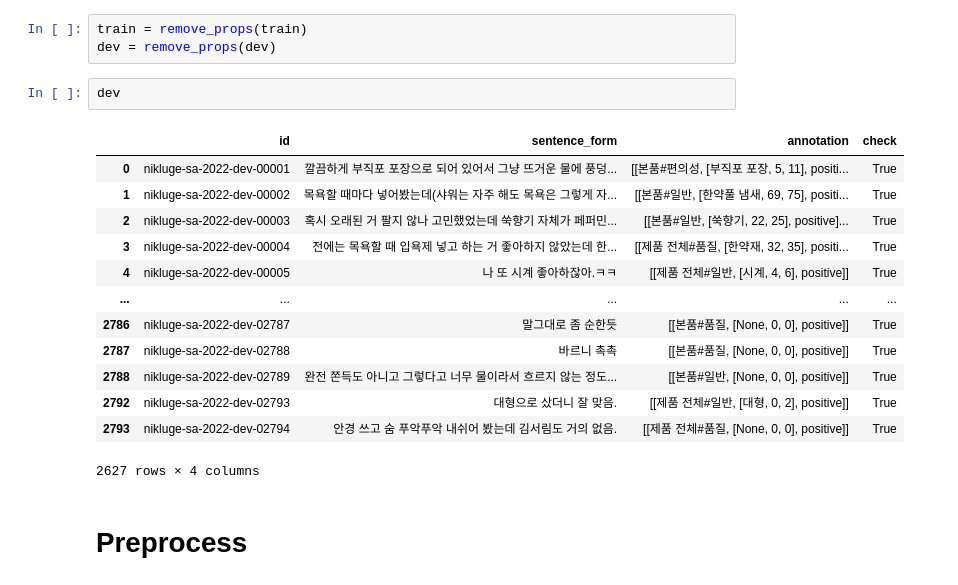
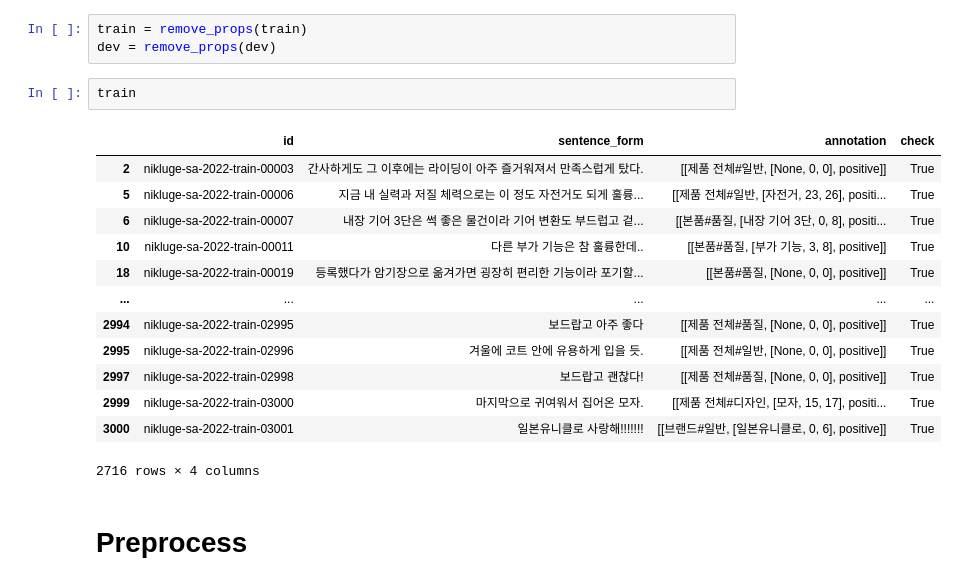
Before and after one commit to dotsnangles/aspect-based-sentiment-analysis, a Jupyter notebook: preprocess.ipynb, the cells around one changed output. Drawn from its saved outputs; the diff is of its cells as text.

```diff
--- a/preprocess.ipynb
+++ b/preprocess.ipynb
@@ -177,22 +162,22 @@ def remove_props(df):
 # %%
 train = remove_props(train)
 dev = remove_props(dev)
-# %%
-dev
-# %% [output]
-|  | id | sentence_form | annotation | check |
-| 0 | nikluge-sa-2022-dev-00001 | 깔끔하게 부직포 포장으로 되어 있어서 그냥 뜨거운 물에 풍덩... | [[본품#편의성, [부직포 포장, 5, 11], positi... | True |
-| 1 | nikluge-sa-2022-dev-00002 | 목욕할 때마다 넣어봤는데(샤워는 자주 해도 목욕은 그렇게 자... | [[본품#일반, [한약풀 냄새, 69, 75], positi... | True |
-| 2 | nikluge-sa-2022-dev-00003 | 혹시 오래된 거 팔지 않나 고민했었는데 쑥향기 자체가 페퍼민... | [[본품#일반, [쑥향기, 22, 25], positive]... | True |
-| 3 | nikluge-sa-2022-dev-00004 | 전에는 목욕할 때 입욕제 넣고 하는 거 좋아하지 않았는데 한... | [[제품 전체#품질, [한약재, 32, 35], positi... | True |
-| 4 | nikluge-sa-2022-dev-00005 | 나 또 시계 좋아하잖아.ㅋㅋ | [[제품 전체#일반, [시계, 4, 6], positive]] | True |
-| ... | ... | ... | ... | ... |
-| 2786 | nikluge-sa-2022-dev-02787 | 말그대로 좀 순한듯 | [[본품#품질, [None, 0, 0], positive]] | True |
-| 2787 | nikluge-sa-2022-dev-02788 | 바르니 촉촉 | [[본품#품질, [None, 0, 0], positive]] | True |
-| 2788 | nikluge-sa-2022-dev-02789 | 완전 쫀득도 아니고 그렇다고 너무 물이라서 흐르지 않는 정도... | [[본품#일반, [None, 0, 0], positive]] | True |
-| 2792 | nikluge-sa-2022-dev-02793 | 대형으로 샀더니 잘 맞음. | [[제품 전체#일반, [대형, 0, 2], positive]] | True |
-| 2793 | nikluge-sa-2022-dev-02794 | 안경 쓰고 숨 푸악푸악 내쉬어 봤는데 김서림도 거의 없음. | [[제품 전체#품질, [None, 0, 0], positive]] | True |
-2627 rows × 4 columns
+# %%
+train
+# %% [output]
+|  | id | sentence_form | annotation | check |
+| 2 | nikluge-sa-2022-train-00003 | 간사하게도 그 이후에는 라이딩이 아주 즐거워져서 만족스럽게 탔다. | [[제품 전체#일반, [None, 0, 0], positive]] | True |
+| 5 | nikluge-sa-2022-train-00006 | 지금 내 실력과 저질 체력으로는 이 정도 자전거도 되게 훌륭... | [[제품 전체#일반, [자전거, 23, 26], positi... | True |
+| 6 | nikluge-sa-2022-train-00007 | 내장 기어 3단은 썩 좋은 물건이라 기어 변환도 부드럽고 겉... | [[본품#품질, [내장 기어 3단, 0, 8], positi... | True |
+| 10 | nikluge-sa-2022-train-00011 | 다른 부가 기능은 참 훌륭한데.. | [[본품#품질, [부가 기능, 3, 8], positive]] | True |
+| 18 | nikluge-sa-2022-train-00019 | 등록했다가 암기장으로 옮겨가면 굉장히 편리한 기능이라 포기할... | [[본품#품질, [None, 0, 0], positive]] | True |
+| ... | ... | ... | ... | ... |
+| 2994 | nikluge-sa-2022-train-02995 | 보드랍고 아주 좋다 | [[제품 전체#품질, [None, 0, 0], positive]] | True |
+| 2995 | nikluge-sa-2022-train-02996 | 겨울에 코트 안에 유용하게 입을 듯. | [[제품 전체#일반, [None, 0, 0], positive]] | True |
+| 2997 | nikluge-sa-2022-train-02998 | 보드랍고 괜찮다! | [[제품 전체#품질, [None, 0, 0], positive]] | True |
+| 2999 | nikluge-sa-2022-train-03000 | 마지막으로 귀여워서 집어온 모자. | [[제품 전체#디자인, [모자, 15, 17], positi... | True |
+| 3000 | nikluge-sa-2022-train-03001 | 일본유니클로 사랑해!!!!!!! | [[브랜드#일반, [일본유니클로, 0, 6], positive]] | True |
+2716 rows × 4 columns
 # %% [markdown]
 # Preprocess
 # %% [markdown]
```
Also changed, not shown: parts of 4 cells of this notebook, 6 other files.
